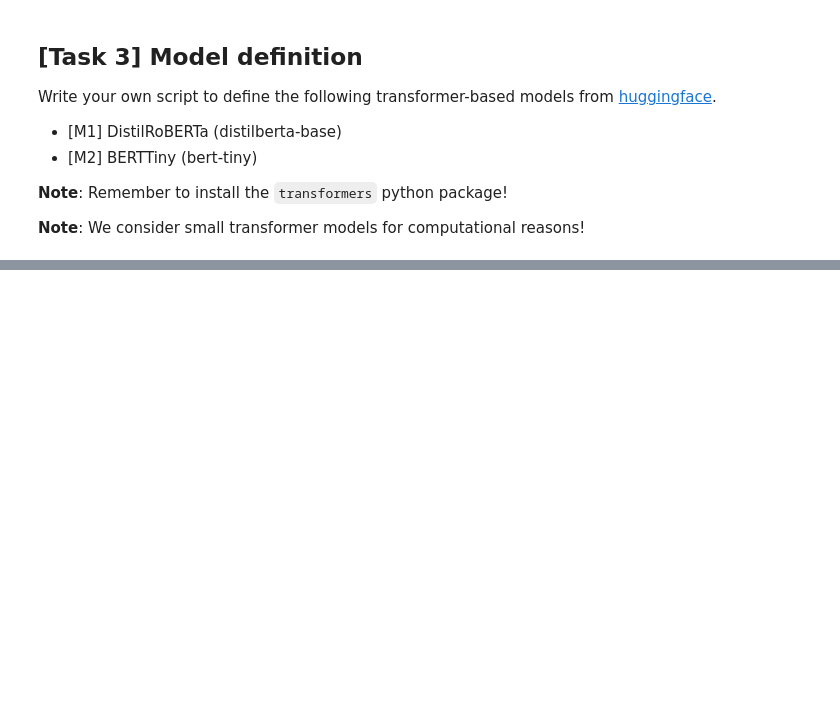
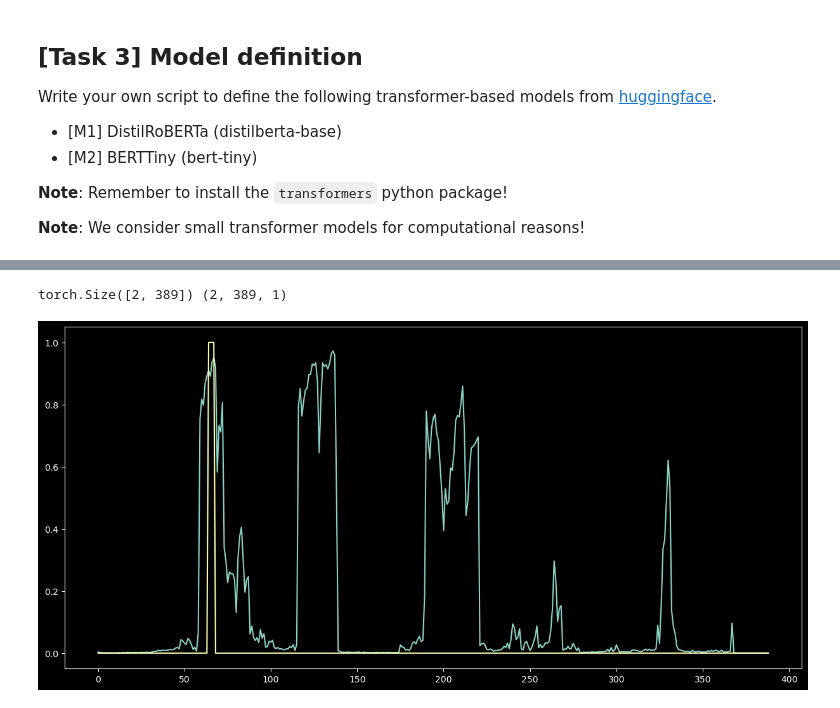
Before and after one commit to RiccardoSpolaor/Question-Answering, a Jupyter notebook: span extractor.ipynb, the cells around one changed output, grey strips where cells are left out. Drawn from its saved outputs; the diff is of its cells as text; code cells hidden in the pictures; blank space fills up the shorter version.

```diff
--- a/span extractor.ipynb
+++ b/span extractor.ipynb
@@ -375,0 +427,60 @@ tensor(2.8476, device='cuda:0', grad_fn=<DivBackward0>)
+# %%
+for batch_idx, data in enumerate(val_dataloader, 0):
+
+    if batch_idx>0:
+        break
+
+    # get the inputs; data is a list of [inputs, labels]
+    (passage_, question_), (sep_starts, sep_ends) = data
+
+    #text_input = [question[i] + ' [SEP] ' + passage[i] for i in range(len(passage))]
+
+    question = tokenizer(
+                question_,
+                max_length=512,
+                truncation=True,
+                padding=True,
+                return_tensors="pt",
+            ).to('cuda')
+
+    passage = tokenizer(
+                question_,
+                passage_,
+                max_length=512,
+                truncation=True,
+                padding=True,
+                return_tensors="pt",
+            ).to('cuda')
+
+    pred = model.forward(   question.input_ids,
+                            passage.input_ids,
+                            question.attention_mask,
+                            passage.attention_mask).detach().cpu().numpy()
+
+    print(passage.input_ids.shape, pred.shape)
+
+    y=torch.zeros(passage.input_ids.shape+(1,))
+
+    for i in range(len(sep_starts)):
+
+        start_tok=passage.char_to_token(i,sep_starts[i],1)
+        end_tok=passage.char_to_token(i,sep_ends[i],1)
+
+        if start_tok is None:
+            start_tok=passage.char_to_token(i,sep_starts[i]+1,1)
+        if start_tok is None:
+            start_tok=passage.char_to_token(i,sep_starts[i]-1,1)
+
+        if end_tok is None:
+            end_tok=passage.char_to_token(i,sep_ends[i]-1,1)
+        if end_tok is None:
+            end_tok=passage.char_to_token(i,sep_ends[i]+1,1)
+
+        y[i, start_tok : end_tok] = 1
+
+    plt.figure(figsize=(15,7))
+    plt.plot(pred[0])
+    plt.plot(y[0])
+# %% [output]
+torch.Size([2, 389]) (2, 389, 1)
+[figure, added]
```
Also changed, not shown: parts of 15 cells of this notebook.
